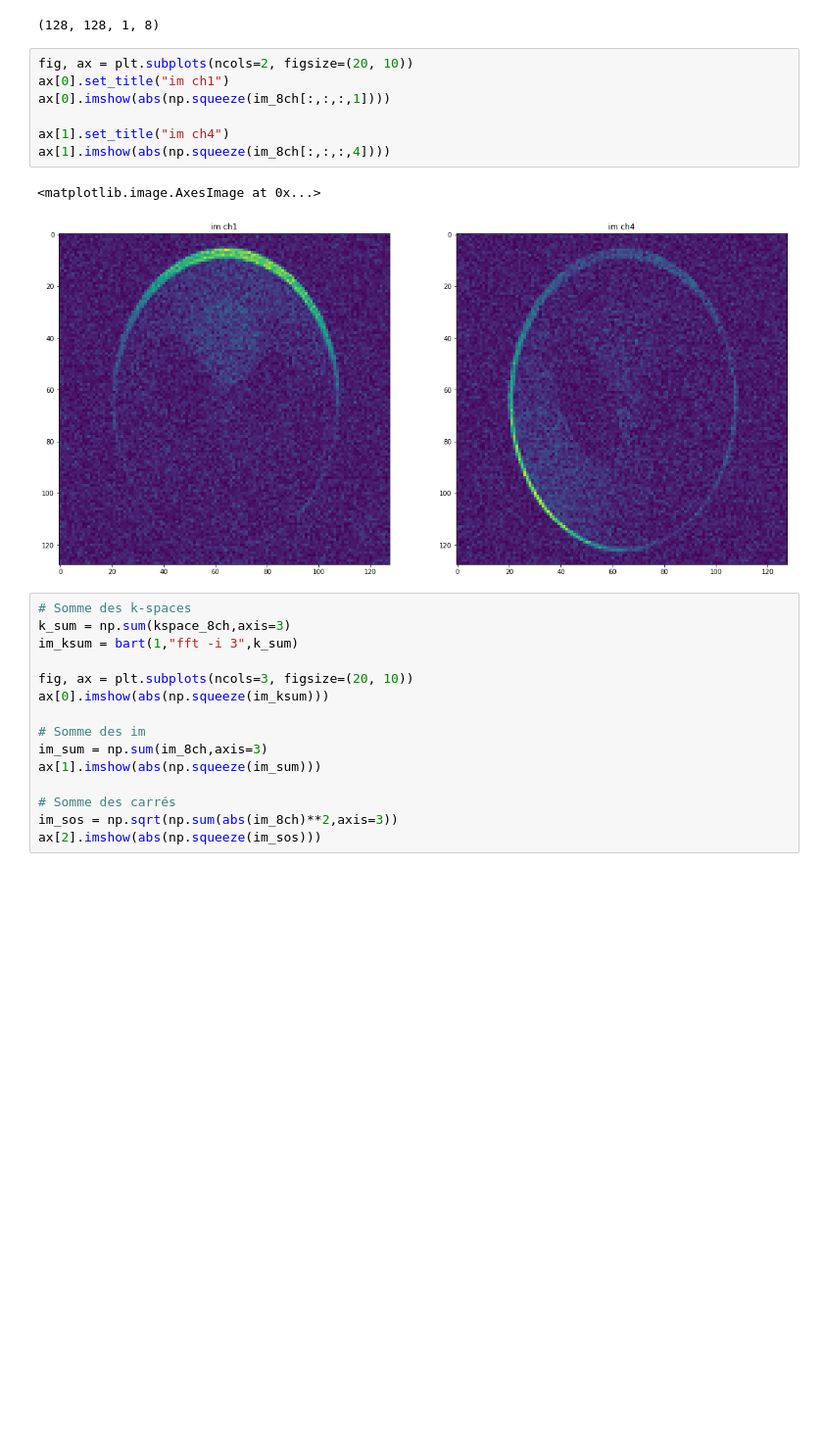
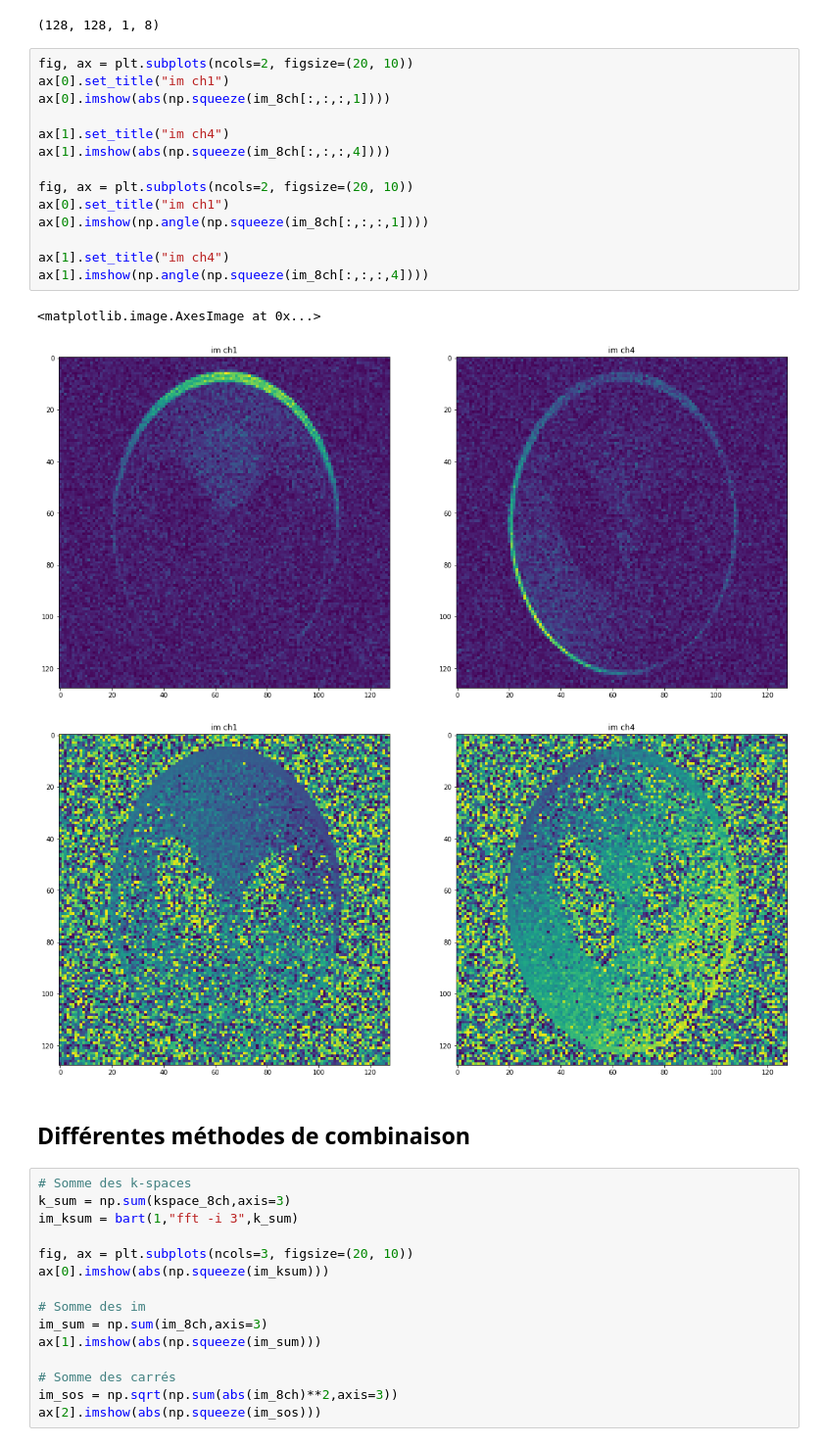
Before and after one commit to aTrotier/COURS_RECO_BART, a Jupyter notebook: cours_bart.ipynb, the cells around one changed output. Shown at 98% size. Drawn from its saved outputs; the diff is of its cells as text; blank space fills up the shorter version.

```diff
--- a/cours_bart.ipynb
+++ b/cours_bart.ipynb
@@ -279,13 +284,23 @@ im_8ch = bart(1,"fft -i 3",kspace_8ch)
 # %%
 fig, ax = plt.subplots(ncols=2, figsize=(20, 10))
 ax[0].set_title("im ch1")
 ax[0].imshow(abs(np.squeeze(im_8ch[:,:,:,1])))
 
 ax[1].set_title("im ch4")
 ax[1].imshow(abs(np.squeeze(im_8ch[:,:,:,4])))
+
+fig, ax = plt.subplots(ncols=2, figsize=(20, 10))
+ax[0].set_title("im ch1")
+ax[0].imshow(np.angle(np.squeeze(im_8ch[:,:,:,1])))
+
+ax[1].set_title("im ch4")
+ax[1].imshow(np.angle(np.squeeze(im_8ch[:,:,:,4])))
 # %% [output]
 <matplotlib.image.AxesImage at 0x...>
 [figure]
+[figure, added]
+# %% [markdown]
+## Différentes méthodes de combinaison
 # %%
 # Somme des k-spaces
 k_sum = np.sum(kspace_8ch,axis=3)
```
Also changed, not shown: parts of 17 cells of this notebook.
